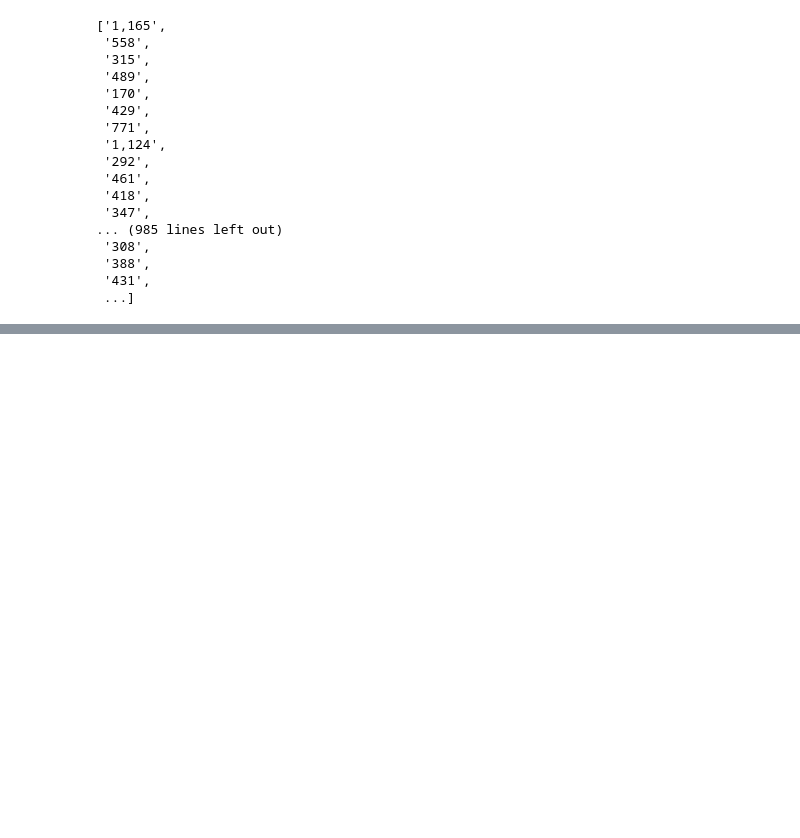
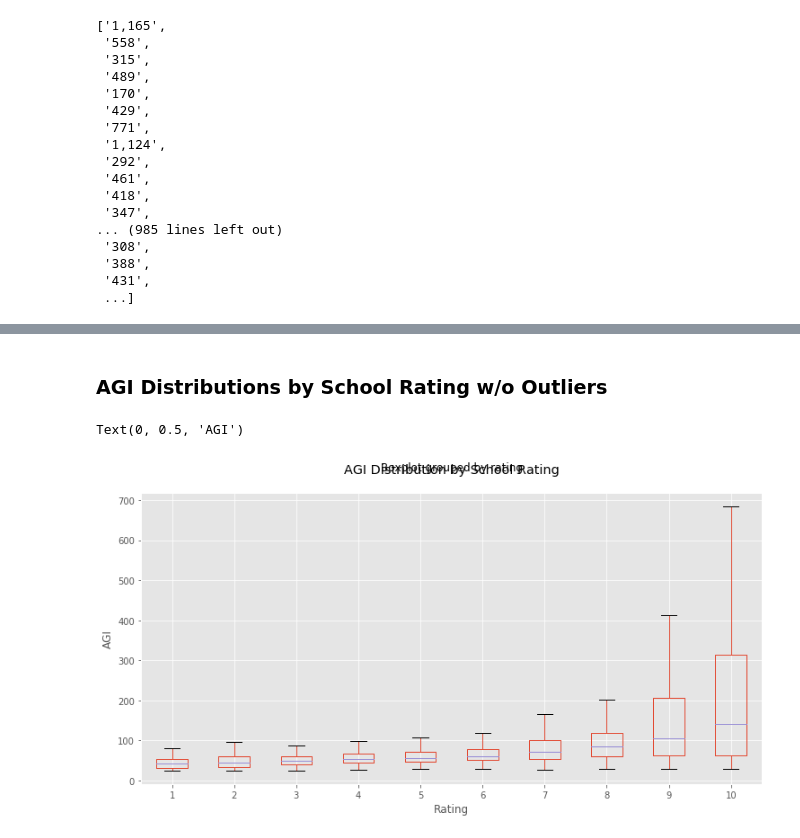
Before and after one commit to jordanrunge/greatschools_rating_analysis, a Jupyter notebook: playground.ipynb, the cells around one changed output, grey strips where cells are left out. Saved outputs shown, nothing was run; the diff lists cells and outputs as text; code cells hidden in the pictures; blank space fills up the shorter version.

```diff
--- a/playground.ipynb
+++ b/playground.ipynb
@@ -203,0 +188,10 @@ TypeError: no numeric data to plot
+# %% [markdown]
+### AGI Distributions by School Rating w/o Outliers
+# %%
+gs_income.boxplot(by='rating', column='agi_per_return', showfliers=False, figsize=(12,6))
+plt.title('AGI Distribution by School Rating\n')
+plt.xlabel('Rating')
+plt.ylabel('AGI')
+# %% [output]
+Text(0, 0.5, 'AGI')
+[figure, added]
```
Also changed, not shown: parts of 56 cells of this notebook, 2 other files.
